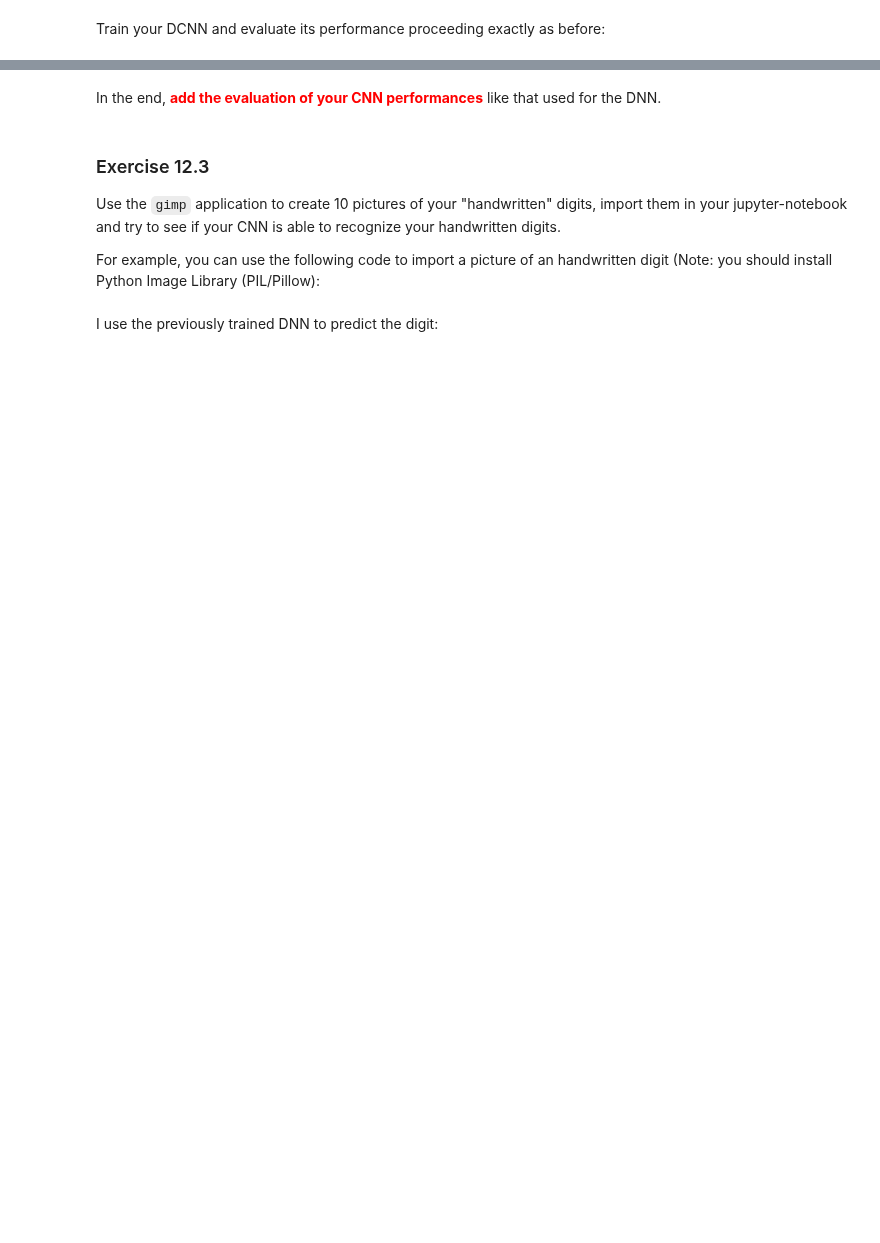
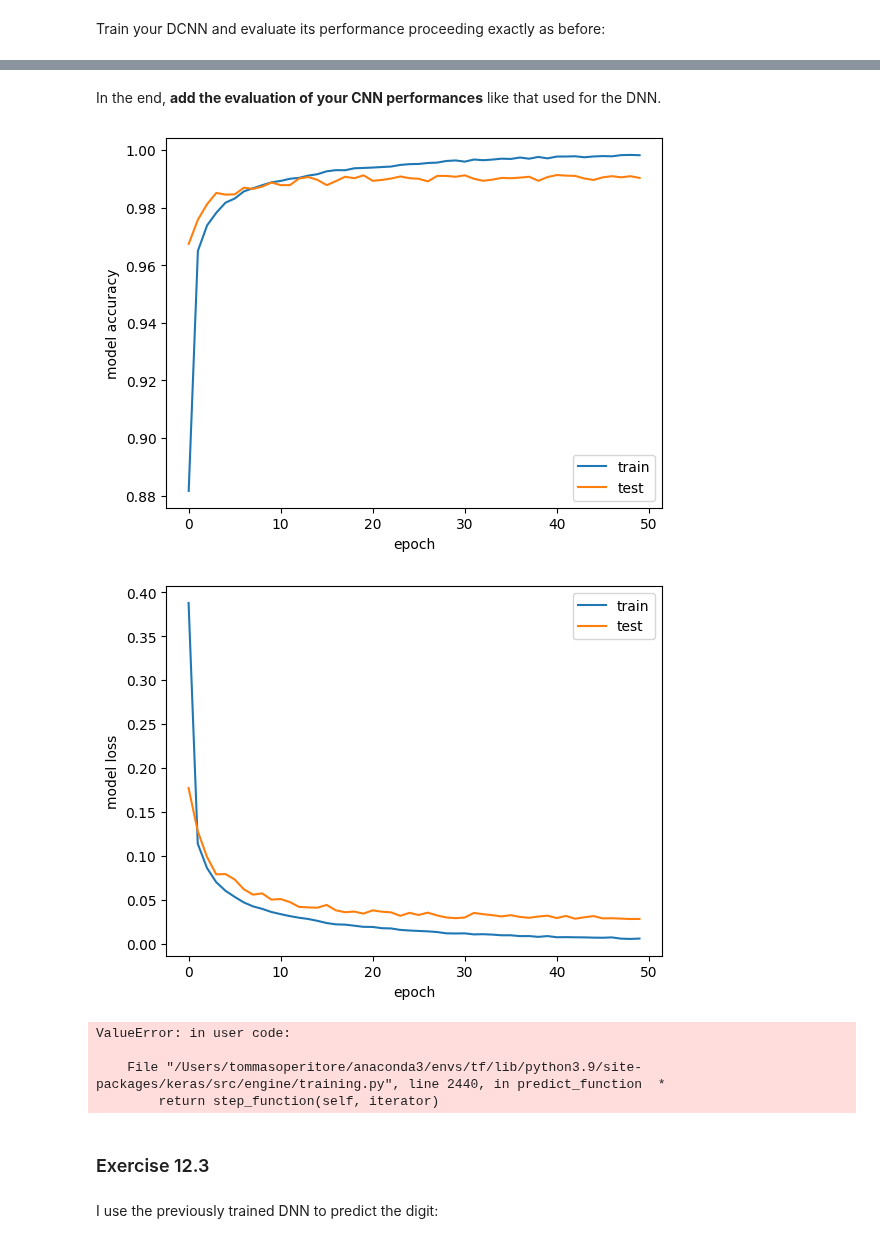
Before and after one commit to tommasoperitoree/Numerical_Simulation_Laboratory, a Jupyter notebook: LSN_12/LSN_12.ipynb, the cells around one changed output, grey strips where cells are left out. Saved outputs shown, nothing was run; the diff lists cells and outputs as text; code cells hidden in the pictures; blank space fills up the shorter version.

```diff
--- a/LSN_12/LSN_12.ipynb
+++ b/LSN_12/LSN_12.ipynb
@@ -310,7 +289,7 @@ def create_CNN():
     # instantiate model
     model = Sequential()
     # add first convolutional layer with 10 filters (dimensionality of output space)
-    model.add(Conv2D(10, kernel_size=(5, 5),
+    model.add(Conv2D(num_classes, kernel_size=(5, 5), strides=(1, 1),
                      activation='relu',
                      input_shape=input_shape))
     #
@@ -318,6 +297,14 @@ def create_CNN():
     # remember to move towards a standard flat layer in the final part of your DNN,
     # and that we need a soft-max layer with num_classes=10 possible outputs
     #
+    model.add(Dropout(0.5))
+    model.add(MaxPooling2D(pool_size=(2, 2), strides=(2, 2)))
+    model.add(Conv2D(24, kernel_size=(5, 5), strides=(1, 1),
+							activation='relu'))
+    model.add(MaxPooling2D(pool_size=(2, 2), strides=(2, 2)))
+    model.add(Flatten())
+    model.add(Dense(400, activation='relu'))
+    model.add(Dense(num_classes, activation='softmax'))
 
     # compile the model
     model.compile(loss=keras.losses.categorical_crossentropy,
@@ -329,13 +316,13 @@ Train your DCNN and evaluate its performance proceeding exactly as before:
 # %%
 # training parameters
 batch_size = 32
-epochs = # INSERT HERE AN ADEQUATE NUMBER OF EPOCHS!
+epochs = 50 # INSERT HERE AN ADEQUATE NUMBER OF EPOCHS!
 
 # create the deep conv net
 model_CNN=create_CNN()
 
 # train CNN
-model_CNN.fit(X_train, Y_train,
+history = model_CNN.fit(X_train, Y_train,
           batch_size=batch_size,
           epochs=epochs,
           verbose=1,
@@ -353,12 +356,46 @@ SyntaxError: invalid syntax (2333605328.py, line 3)
 # %% [markdown]
-In the end, **<span style="color:red">add the evaluation of your CNN performances</span>** like that used for the DNN.
+In the end, **add the evaluation of your CNN performances** like that used for the DNN.
-# %% [markdown]
-### Exercise 12.3
-
-Use the `gimp` application to create 10 pictures of your "handwritten" digits, import them in your jupyter-notebook and try to see if your CNN is able to recognize your handwritten digits.
-
-For example, you can use the following code to import a picture of an handwritten digit
-(Note: you should install Python Image Library (PIL/Pillow):
+# %%
+# look into training history
+
+# summarize history for accuracy
+plt.plot(history.history['acc'])
+plt.plot(history.history['val_acc'])
+plt.ylabel('model accuracy')
+plt.xlabel('epoch')
+plt.legend(['train', 'test'], loc='best')
+plt.show()
+
+# summarize history for loss
+plt.plot(history.history['loss'])
+plt.plot(history.history['val_loss'])
+plt.ylabel('model loss')
+plt.xlabel('epoch')
+plt.legend(['train', 'test'], loc='best')
+plt.show()
+# %% [output]
+[figure, added]
+[figure, added]
+# %%
+X_test = X_test.reshape(X_test.shape[0], img_rows, img_cols, 1)
+predictions = model_CNN.predict(X_test)
+
+#X_test = X_test.reshape(X_test.shape[0], img_rows, img_cols, 1)
+
+plt.figure(figsize=(15, 15))
+for i in range(10):
+    ax = plt.subplot(2, 10, i + 1)
+    plt.imshow(X_test[i, :, :, 0], cmap='gray')
+    plt.title("Digit: {}\nPredicted: {}".format(np.argmax(Y_test[i]), np.argmax(predictions[i])))
+    plt.axis('off')
+plt.show()
+# %% [output]
+ValueError: in user code:
+
+    File "/Users/tommasoperitore/anaconda3/envs/tf/lib/python3.9/site-packages/keras/src/engine/training.py", line 2440, in predict_function  *
+        return step_function(self, iterator)
+# %% [markdown]
+### Exercise 12.3
 # %%
 # TO LOAD FILES ON GOOGLE COLAB
 #from google.colab import files
```
Also changed, not shown: parts of 19 cells of this notebook.
